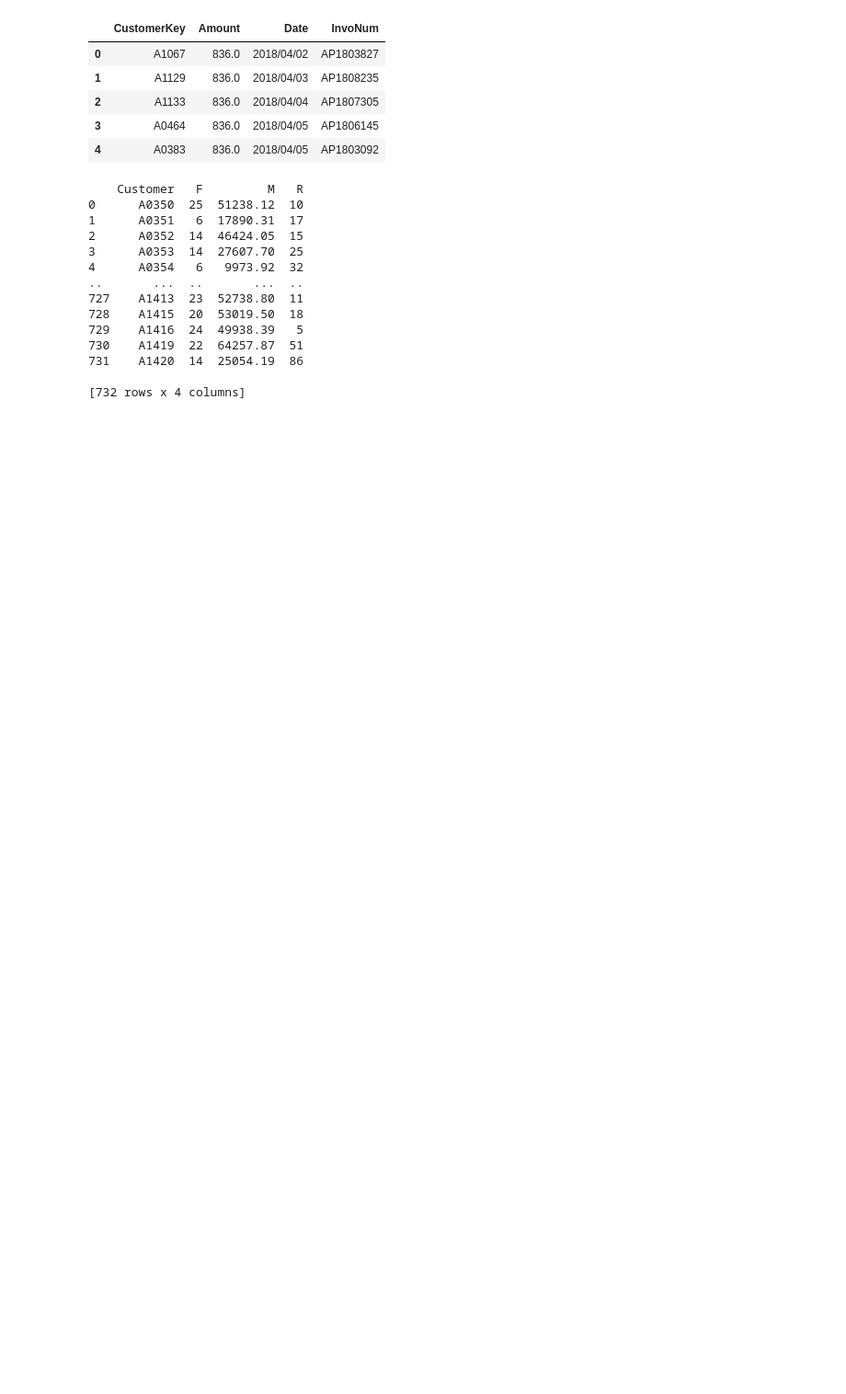
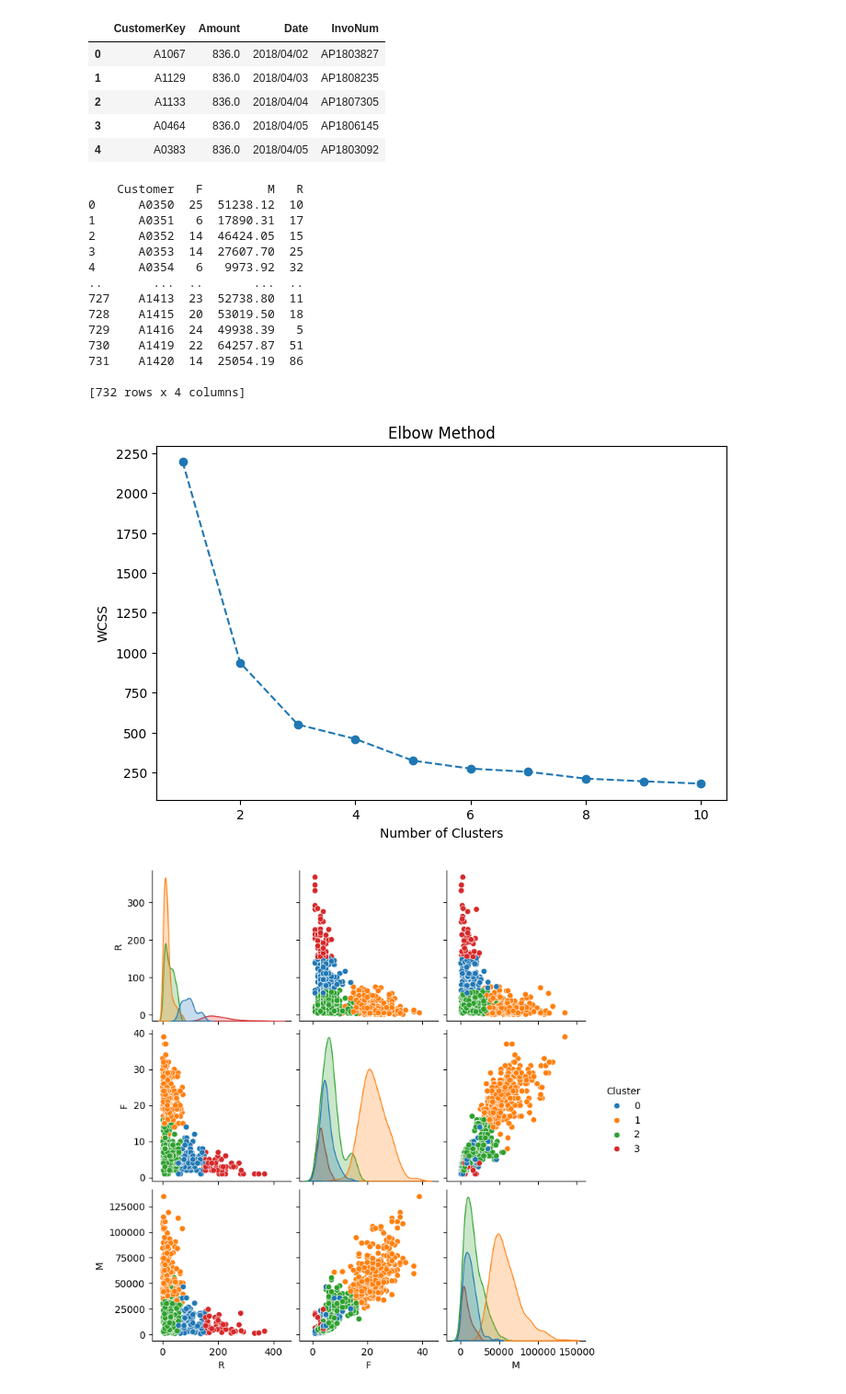
Before and after one commit to outscore6052/rfm_analysis, a Jupyter notebook: rfm_code.ipynb, the cells around one changed output. Shown at 92% size. Saved outputs shown, nothing was run; the diff lists cells and outputs as text; code cells hidden in the pictures; blank space fills up the shorter version.

```diff
--- a/rfm_code.ipynb
+++ b/rfm_code.ipynb
@@ -54,3 +49,67 @@ print(rfm_df)
 [732 rows x 4 columns]
 # %%
 rfm_df.to_csv("rfm_data.csv",index=False)
+# %%
+from sklearn.preprocessing import StandardScaler
+from sklearn.cluster import KMeans
+import pandas as pd
+import matplotlib.pyplot as plt
+import seaborn as sns
+from google.colab import files
+
+# 1. Load rfm_data.csv.
+df = pd.read_csv('rfm_data.csv')
+
+# 2. Perform normalization on df and name it nrfm.
+scaler = StandardScaler()
+# We normalize only the numeric R, F, M features
+rfm_features = df[['R', 'F', 'M']]
+nrfm = pd.DataFrame(scaler.fit_transform(rfm_features), columns=['R', 'F', 'M'])
+
+# 3. Plot an Elbow Chart according to nrfm, help determine optimal number of clusters for running K-means.
+wcss = []
+for i in range(1, 11):
+    kmeans = KMeans(n_clusters=i, init='k-means++', random_state=42)
+    kmeans.fit(nrfm)
+    wcss.append(kmeans.inertia_)
+
+plt.figure(figsize=(8, 5))
+plt.plot(range(1, 11), wcss, marker='o', linestyle='--')
+plt.title('Elbow Method')
+plt.xlabel('Number of Clusters')
+plt.ylabel('WCSS')
+plt.show()
+
+# 4. Perform K-means clustering using nrfm, with 4 clusters.
+kmeans_model = KMeans(n_clusters=4, init='k-means++', random_state=42)
+cluster_labels = kmeans_model.fit_predict(nrfm)
+
+# 5. Add the "Cluster" label back to the original data set df.
+df['Cluster'] = cluster_labels
+
+# 6. Create a Pair Plot using the R,F,M column from df data, group the data by Cluster label.
+sns.pairplot(df, vars=['R', 'F', 'M'], hue='Cluster', palette='tab10')
+plt.show()
+
+# 7. Add a new column to df with the header Group, where the values correspond to Cluster: 0>Missing, 1>High, 2>Low, 3>Medium.
+cluster_mapping = {
+    0: 'Missing',
+    1: 'High',
+    2: 'Low',
+    3: 'Medium'
+}
+df['Group'] = df['Cluster'].map(cluster_mapping)
+
+# 8. Plot the R,F,M values from the df dataset as a pairwise scatter plot, grouped by the Group label.
+pairplot_fig = sns.pairplot(df, vars=['R', 'F', 'M'], hue='Group', palette='Set2')
+
+# 9. Download this image as a transparent background image with the filename "rfm_pairplot.png".
+pairplot_fig.savefig('rfm_pairplot.png', transparent=True)
+files.download('rfm_pairplot.png')
+
+# 10. Download the df in CSV format and save it as "rfm_result.csv".
+df.to_csv('rfm_result.csv', index=False)
+files.download('rfm_result.csv')
+# %% [output]
+[figure, added]
+[figure, added]
```
Also changed, not shown: parts of 4 cells of this notebook.
